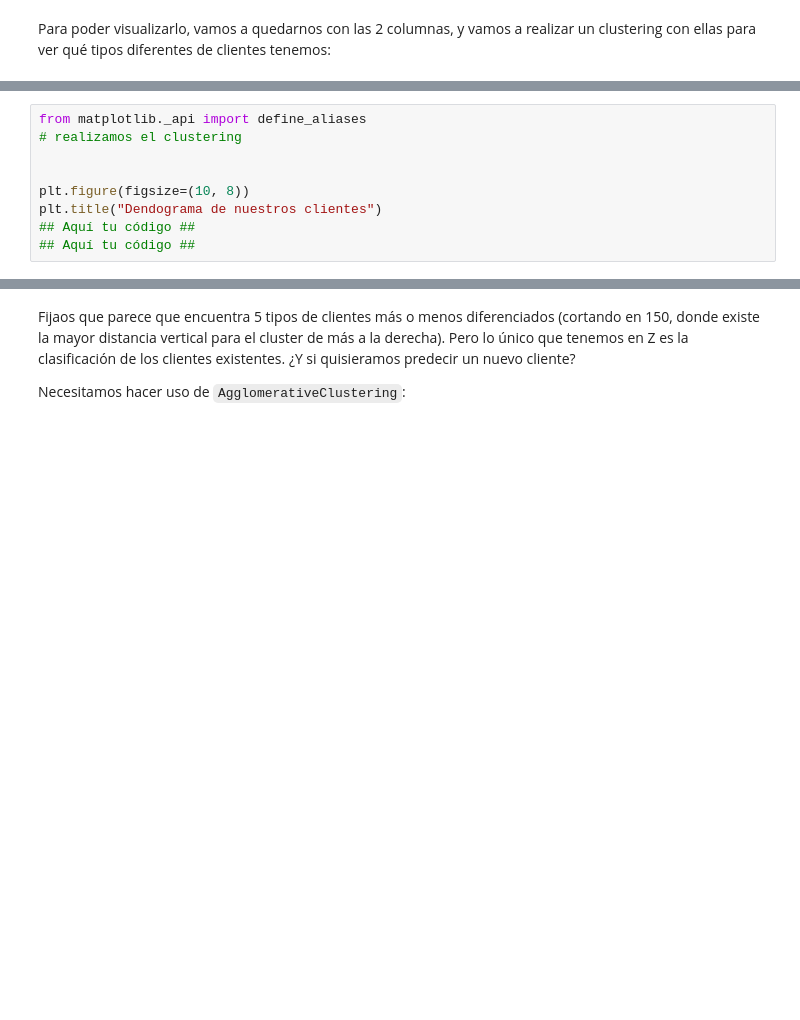
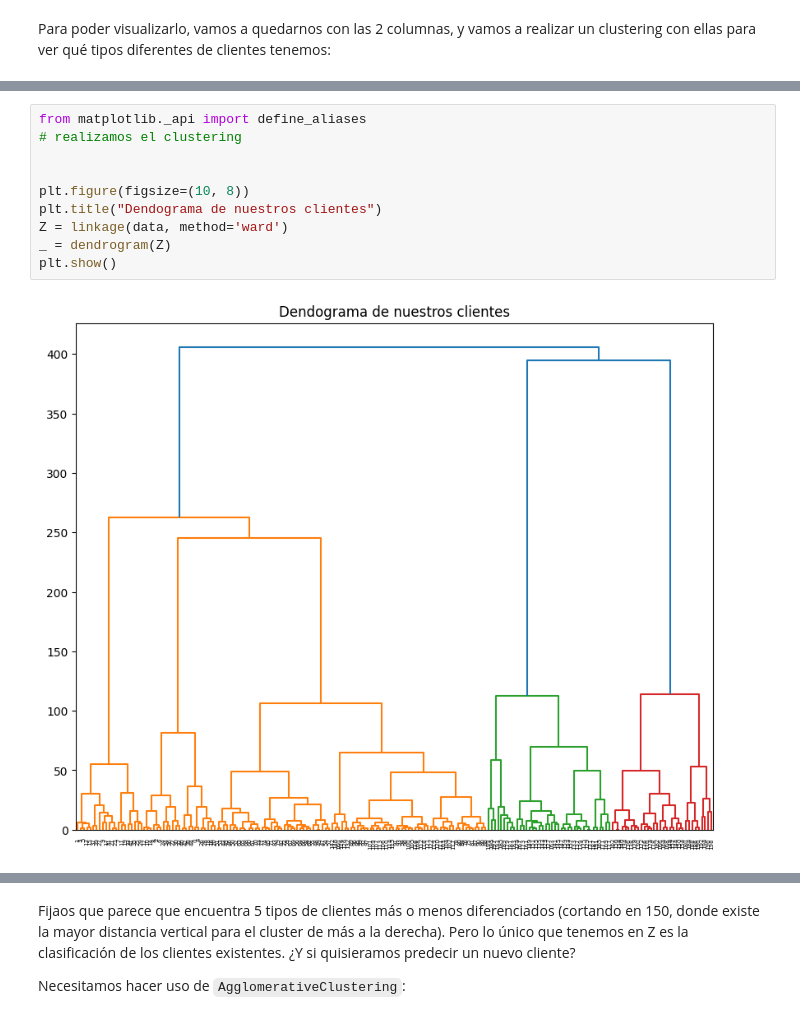
Before and after one commit to emichester/06MIAR_Aprendizaje_No_Supervisado, a Jupyter notebook: NotebooksDeClase/VC03_Métodos_de_clustering_jerárquico.ipynb, the cells around one changed output, grey strips where cells are left out. Saved outputs shown, nothing was run; the diff lists cells and outputs as text; blank space fills up the shorter version.

```diff
--- a/NotebooksDeClase/VC03_Métodos_de_clustering_jerárquico.ipynb
+++ b/NotebooksDeClase/VC03_Métodos_de_clustering_jerárquico.ipynb
@@ -216,9 +308,12 @@ print(data[:10])
 # %%
 from matplotlib._api import define_aliases
 # realizamos el clustering
 
 
 plt.figure(figsize=(10, 8))
 plt.title("Dendograma de nuestros clientes")
-## Aquí tu código ##
-## Aquí tu código ##
+Z = linkage(data, method='ward')
+_ = dendrogram(Z)
+plt.show()
+# %% [output]
+[figure, added]
```
Also changed, not shown: parts of 23 cells of this notebook.
